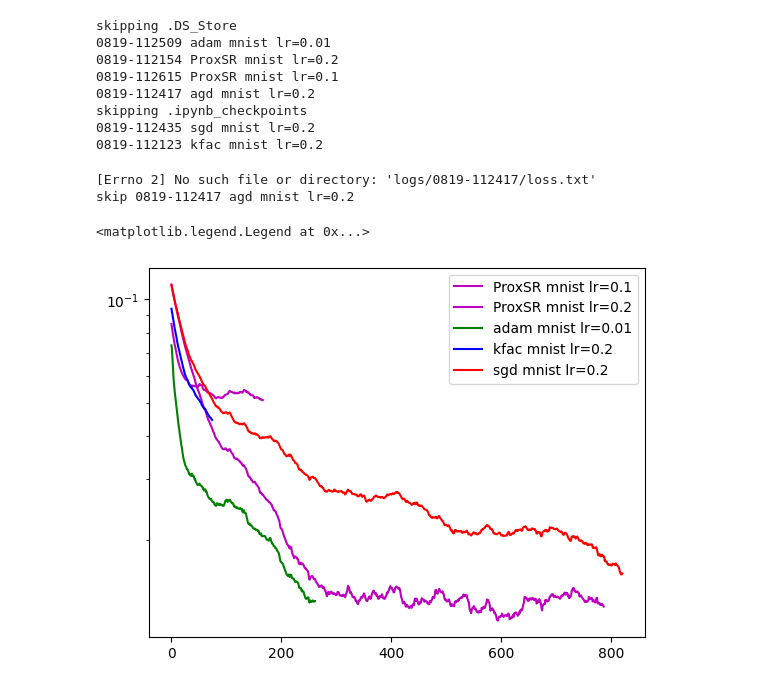
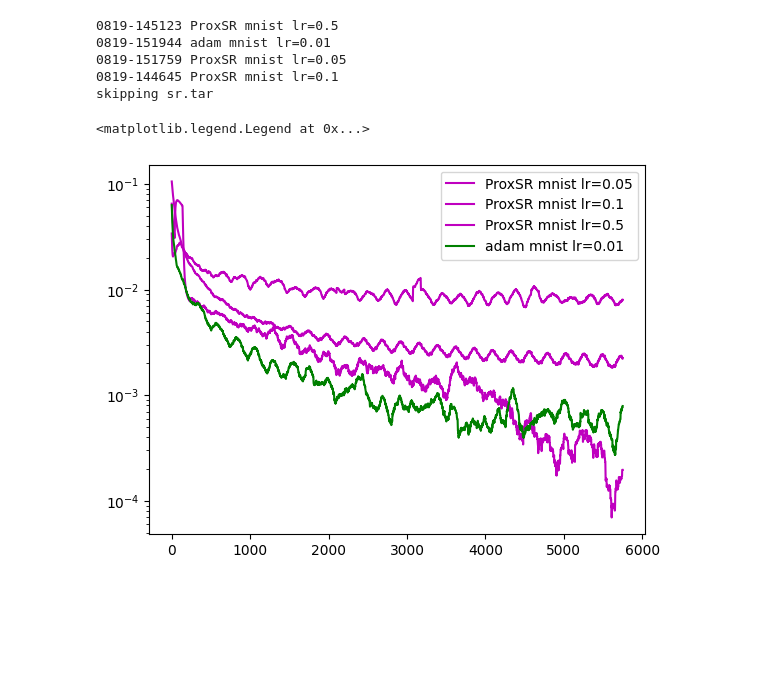
Before and after one commit to nilin/srgeneral, a Jupyter notebook: plot.ipynb, the cells around one changed output. Drawn from its saved outputs; the diff is of its cells as text; code cells hidden in the pictures; blank space fills up the shorter version.

```diff
--- a/plot.ipynb
+++ b/plot.ipynb
@@ -4,14 +4,18 @@ import numpy as np
 import matplotlib.pyplot as plt
 import matplotlib.colors as mcolors
 import json
-
-root='logs'
-
-def getconf(run):
-    with open(os.path.join(root,r,'config.json')) as f:
-        return json.load(f)
+# %%
+logdir='logs'
+logdirs=[d for d in os.listdir() if logdir in d]
+#logdirs.sort(key=lambda d: os.path.getmtime(d))
+logdirs.sort()
+logdir=logdirs[-1]
+# %%
+def getconf(run):
+    with open(os.path.join(logdir,r,'config.json')) as f:
+        return json.load(f)
 # %%
-runs_=os.listdir(root)
+runs_=os.listdir(logdir)
 
 runs=dict()
 for r in runs_:
@@ -25,14 +29,11 @@ runs=dict(sorted(runs.items(),key=lambda a:a[1]))
 
 runs={k:v for k,v in runs.items() if 'mnist' in v}
 # %% [output]
-skipping .DS_Store
-0819-112509 adam mnist lr=0.01
-0819-112154 ProxSR mnist lr=0.2
-0819-112615 ProxSR mnist lr=0.1
-0819-112417 agd mnist lr=0.2
-skipping .ipynb_checkpoints
-0819-112435 sgd mnist lr=0.2
-0819-112123 kfac mnist lr=0.2
+0819-145123 ProxSR mnist lr=0.5
+0819-151944 adam mnist lr=0.01
+0819-151759 ProxSR mnist lr=0.05
+0819-144645 ProxSR mnist lr=0.1
+skipping sr.tar
 # %%
 def getcolor(r):
     if 'ProxSR' in r:
@@ -47,27 +48,25 @@ def getcolor(r):
 # %%
 def smooth(y,k=10):
     s=np.ones((k,))/k
     return np.convolve(y,s,mode='valid')
 
 def getenergies(run):
-    with open(os.path.join(root,run,'loss.txt'),'r') as f:
+    with open(os.path.join(logdir,run,'loss.txt'),'r') as f:
         return np.array([float(l) for l in f])
 
 colors=['r','g','b','m','y','c','orange','brown']*2
 alphas=[1]*10
 linestyles=['-']*10
 
 for (r,n),c,ls,a in zip(runs.items(),colors,linestyles,alphas):
     try:
         plt.plot(smooth(getenergies(r),k=100),label=n,color=getcolor(n),ls=ls,alpha=a)
     except Exception as e:
         print(e)
         print('skip',r,n)
 
 plt.yscale('log')
 plt.legend()
 # %% [output]
-[Errno 2] No such file or directory: 'logs/0819-112417/loss.txt'
-skip 0819-112417 agd mnist lr=0.2
+<matplotlib.legend.Legend at 0x...>
-<matplotlib.legend.Legend at 0x...>
-[figure, old version]
+[figure, new version]
```
Also changed, not shown: 4 other files.
